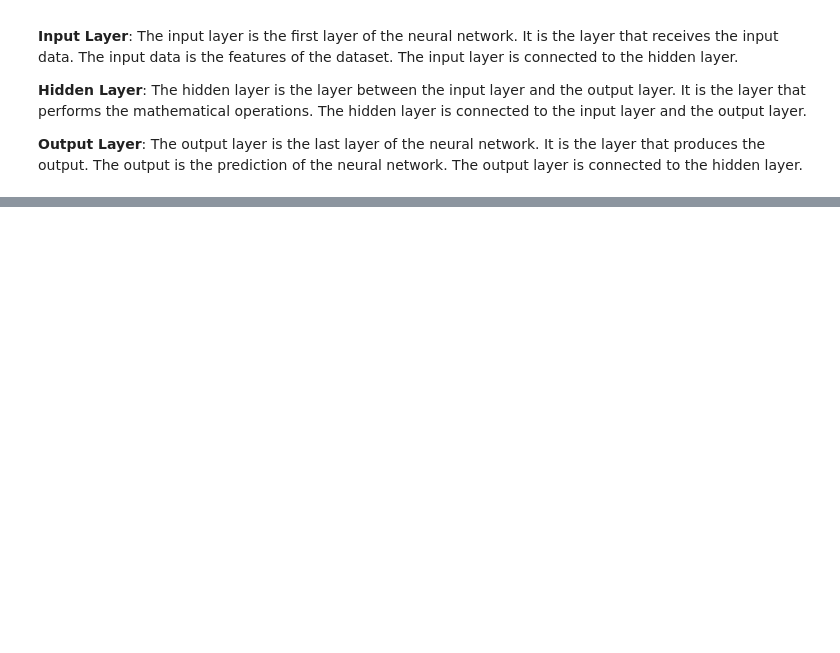
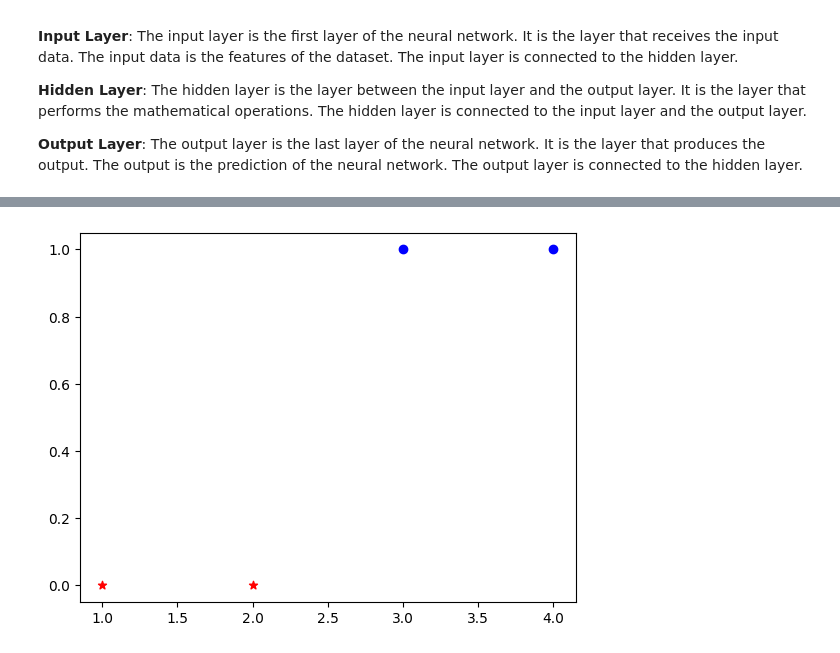
Before and after one commit to ccdarvin/Machine-Learning, a Jupyter notebook: notebooks/Advanced Learning Algorithms/Neural Networks.ipynb, the cells around one changed output, grey strips where cells are left out. Saved outputs shown, nothing was run; the diff lists cells and outputs as text; code cells hidden in the pictures; blank space fills up the shorter version.

```diff
--- a/notebooks/Advanced Learning Algorithms/Neural Networks.ipynb
+++ b/notebooks/Advanced Learning Algorithms/Neural Networks.ipynb
@@ -18,0 +96,11 @@ The layer of the neural network is the collection of neurons.
+# %%
+# sample with logistic regression
+
+X_train = np.array([[1.0], [2.0], [3.0], [4.0]], dtype=float)
+Y_train = np.array([[0], [0], [1], [1]], dtype=float)
+
+plt.scatter(X_train[Y_train == 0], Y_train[Y_train == 0], c='r', marker='*')
+plt.scatter(X_train[Y_train == 1], Y_train[Y_train == 1], c='b', marker='o')
+plt.show()
+# %% [output]
+[figure, added]
```
Also changed, not shown: parts of 9 cells of this notebook.
